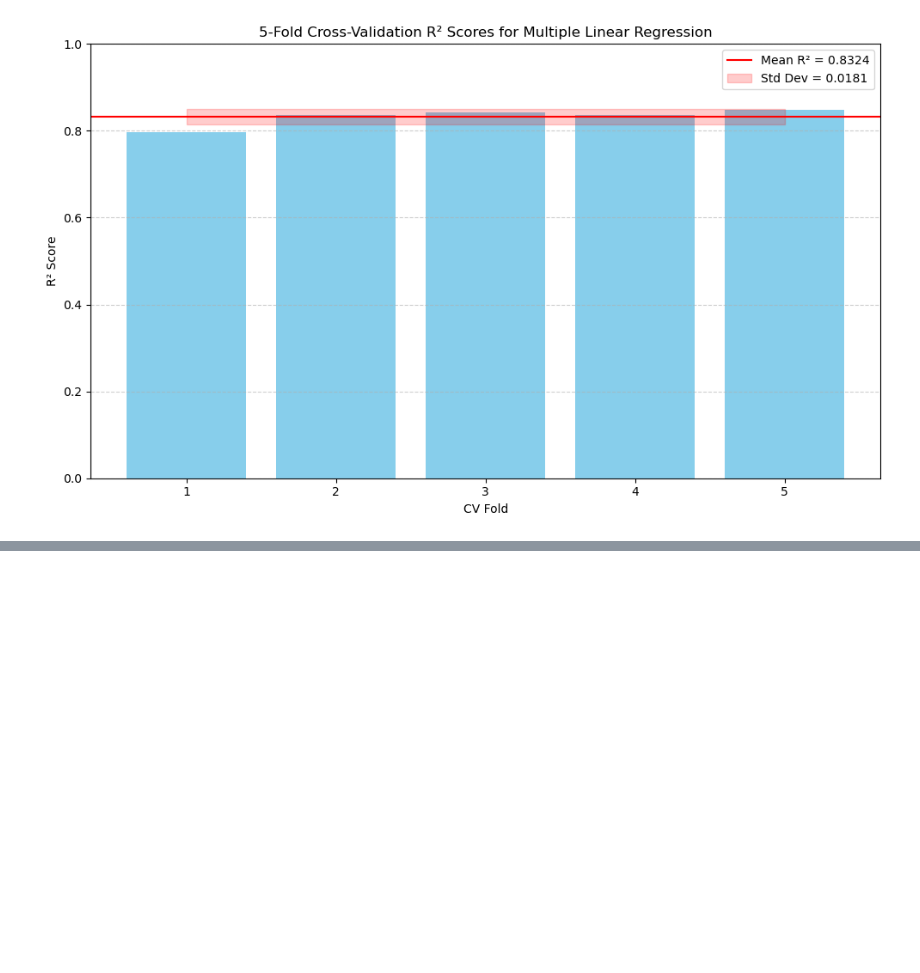
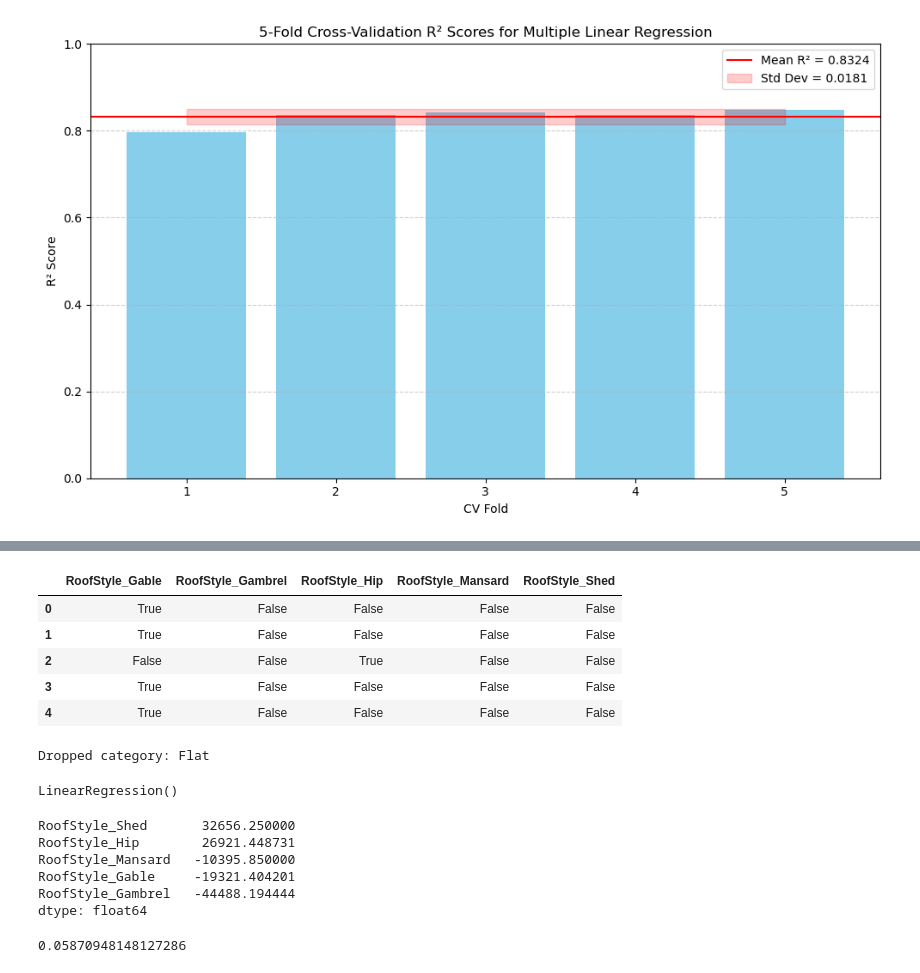
Before and after one commit to jmartinez128/Housing-market-ml-project-Jorge, a Jupyter notebook: Vinod_Version_ML_Analysis.ipynb, the cells around one changed output, grey strips where cells are left out. Drawn from its saved outputs; the diff is of its cells as text; code cells hidden in the pictures; blank space fills up the shorter version.

```diff
--- a/Vinod_Version_ML_Analysis.ipynb
+++ b/Vinod_Version_ML_Analysis.ipynb
@@ -798,3 +798,15 @@ Feature Coefficients (sorted by magnitude):
    CV_Score_3  CV_Score_4  CV_Score_5  CV_Mean  CV_StdDev
 0    0.843199    0.836073    0.848006  0.83238    0.01806
 [figure]
+# %%
+import pandas as pd
+
+# Load the data
+file_path = '/Users/jorgemartinez/Documents/NYDSA #3 Machine Learning Project/Machine Learning Project Proposal/Ames_HousePrice.csv'
+df = pd.read_csv(file_path)
+
+# Let's pick 'RoofStyle' as our categorical feature to encode
+categorical_feature = 'RoofStyle'
+
+# Display unique categories in RoofStyle
+df[categorical_feature].value_counts()
@@ -800,0 +822,51 @@ Feature Coefficients (sorted by magnitude):
+# %%
+# One-hot encode the 'RoofStyle' column, dropping the first category to avoid multicollinearity
+roofstyle_dummies = pd.get_dummies(df['RoofStyle'], prefix='RoofStyle', drop_first=True)
+
+# Show the one-hot encoded matrix
+roofstyle_dummies.head()
+# %% [output]
+|  | RoofStyle_Gable | RoofStyle_Gambrel | RoofStyle_Hip | RoofStyle_Mansard | RoofStyle_Shed |
+| 0 | True | False | False | False | False |
+| 1 | True | False | False | False | False |
+| 2 | False | False | True | False | False |
+| 3 | True | False | False | False | False |
+| 4 | True | False | False | False | False |
+# %%
+# Show all unique categories
+all_categories = df['RoofStyle'].unique()
+
+# The first category alphabetically is dropped by default with drop_first=True
+dropped_category = sorted(all_categories)[0]
+print(f"Dropped category: {dropped_category}")
+# %% [output]
+Dropped category: Flat
+# %%
+from sklearn.linear_model import LinearRegression
+
+# Combine features and target
+X = roofstyle_dummies
+y = df['SalePrice']
+
+# Fit a linear regression model
+model = LinearRegression()
+model.fit(X, y)
+# %% [output]
+LinearRegression()
+# %%
+# Get model coefficients with feature names
+coefficients = pd.Series(model.coef_, index=X.columns)
+
+# Sort and display
+coefficients.sort_values(ascending=False)
+# %% [output]
+RoofStyle_Shed       32656.250000
+RoofStyle_Hip        26921.448731
+RoofStyle_Mansard   -10395.850000
+RoofStyle_Gable     -19321.404201
+RoofStyle_Gambrel   -44488.194444
+dtype: float64
+# %%
+model.score(X, y)
+# %% [output]
+0.05870948148127286
```
Also changed, not shown: parts of 12 cells of this notebook, 1 other file.
